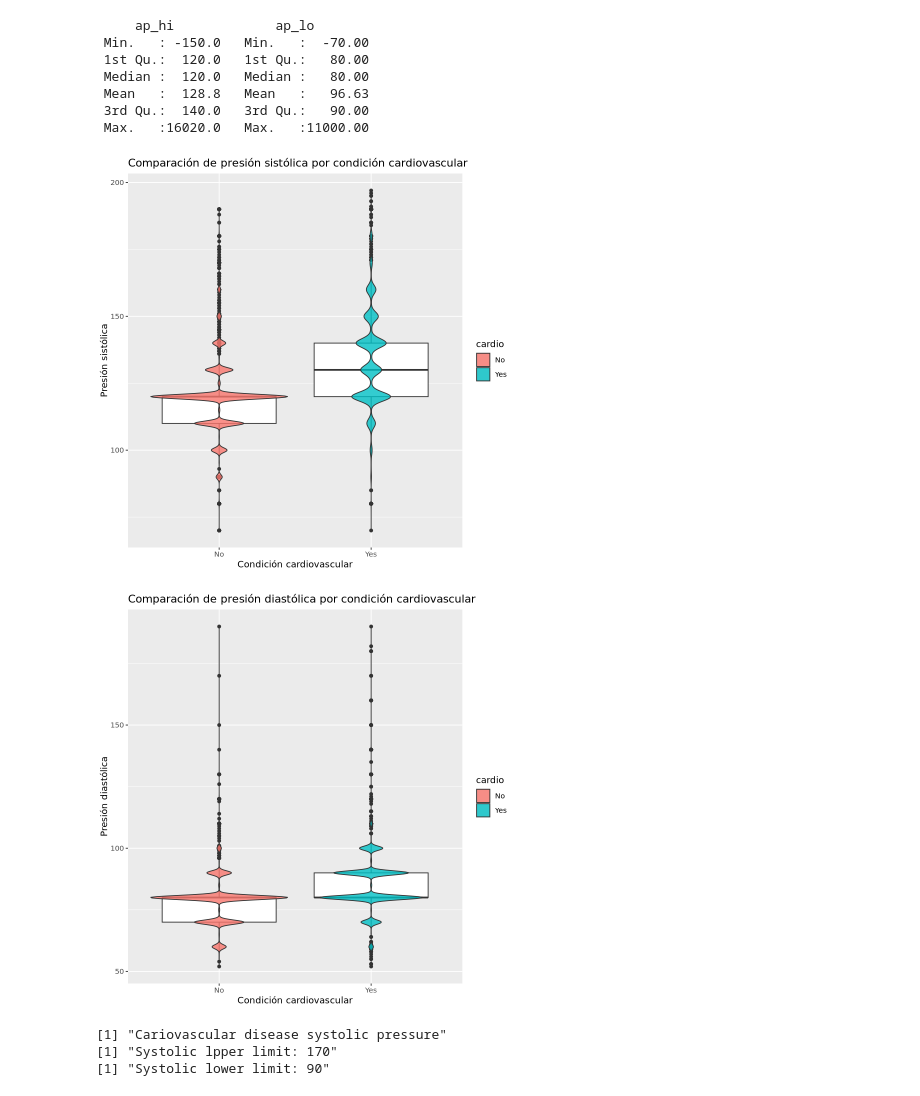
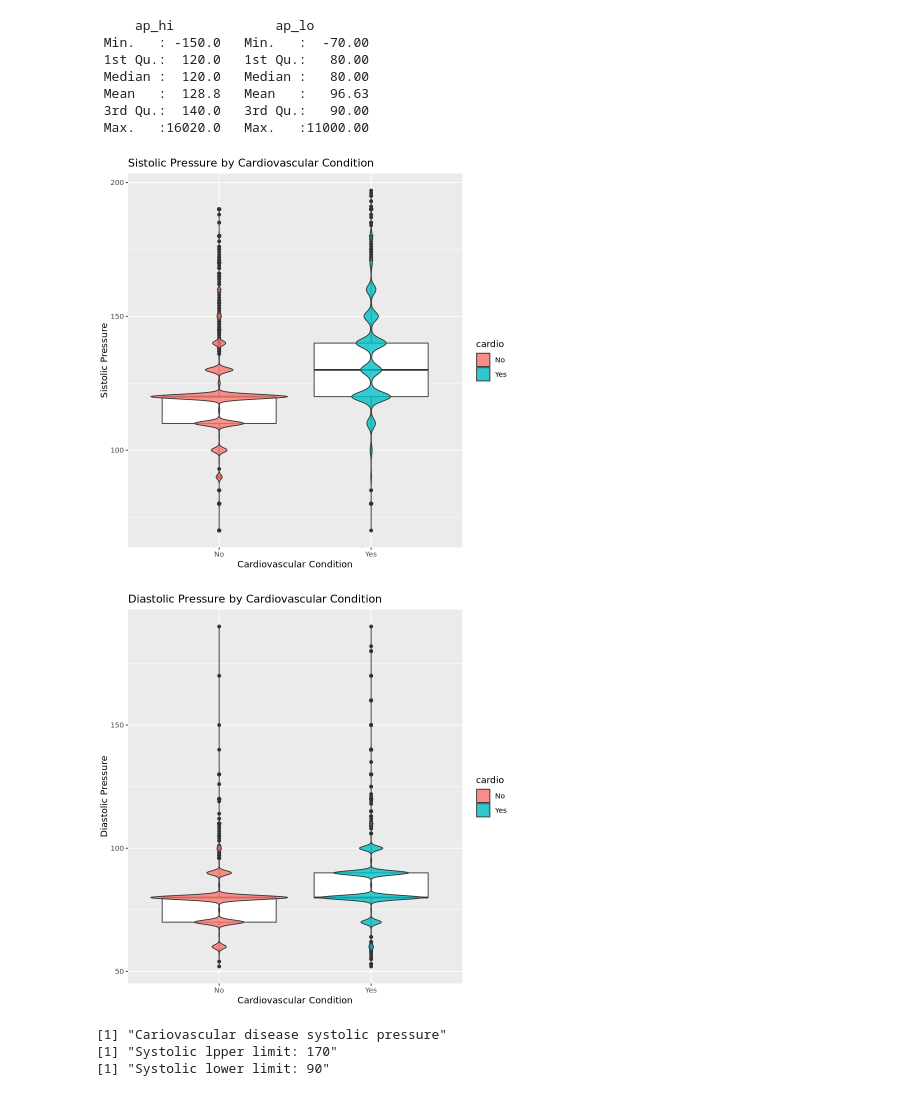
Before and after one commit to ethan-gr/Prj_DataSci, a Jupyter notebook: src/data_exploration_preparation.ipynb, the cells around one changed output. Saved outputs shown, nothing was run; the diff lists cells and outputs as text; code cells hidden in the pictures.

```diff
--- a/src/data_exploration_preparation.ipynb
+++ b/src/data_exploration_preparation.ipynb
@@ -306,17 +313,17 @@ data.temp <- data[data$ap_hi > 50 & data$ap_hi < 200 & data$ap_lo > 50 & data$ap
 # %%
 ggplot(data.temp, aes(x=cardio, y=ap_hi, fill=cardio)) +
  geom_boxplot(fill="white") +
  geom_violin(alpha=0.8) +
- labs(title = "Comparación de presión sistólica por condición cardiovascular", x = "Condición cardiovascular", y = "Presión sistólica")
+ labs(title = "Sistolic Pressure by Cardiovascular Condition", x = "Cardiovascular Condition", y = "Sistolic Pressure")
 # %% [output]
-[figure, old version]
+[figure, new version]
 # %%
 ggplot(data.temp, aes(x=cardio, y=ap_lo, fill=cardio)) +
  geom_boxplot(fill="white") +
  geom_violin(alpha=0.8) +
- labs(title = "Comparación de presión diastólica por condición cardiovascular", x = "Condición cardiovascular", y = "Presión diastólica")
+ labs(title = "Diastolic Pressure by Cardiovascular Condition", x = "Cardiovascular Condition", y = "Diastolic Pressure")
 # %% [output]
-[figure, old version]
+[figure, new version]
 # %%
 ap_hi.quantile <- quantile(data.temp$ap_hi[data.temp$cardio == "Yes"])
 ap_lo.quantile <- quantile(data.temp$ap_lo[data.temp$cardio == "Yes"])
```
Also changed, not shown: parts of 7 cells of this notebook, 11 other files.
